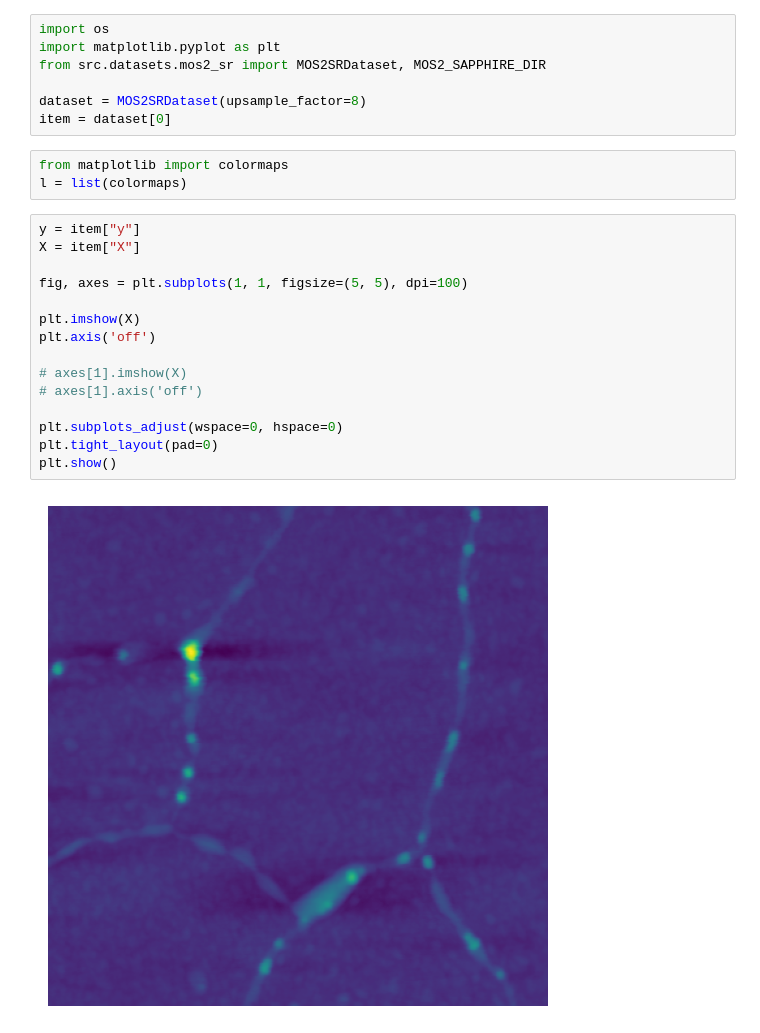
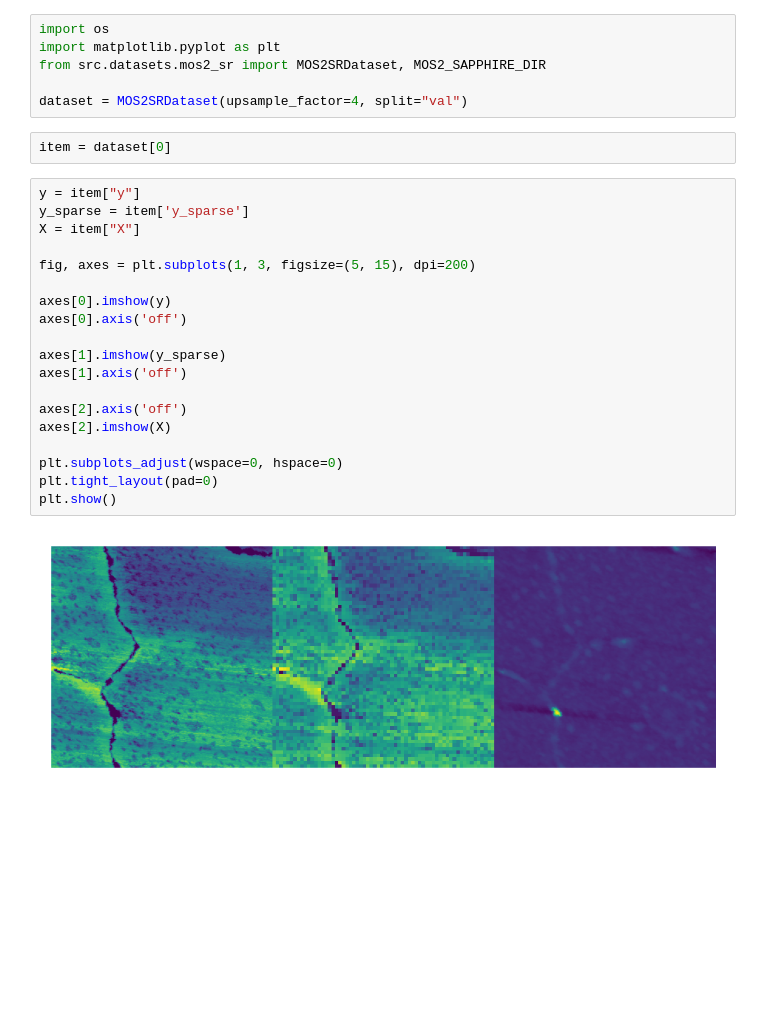
Before and after one commit to UNITES-Lab/sparse-cafm, a Jupyter notebook: ___baselines.ipynb, the cells around one changed output. Cells and saved outputs as stored; diff of their text form; blank space fills up the shorter version.

```diff
--- a/___baselines.ipynb
+++ b/___baselines.ipynb
@@ -3,25 +3,27 @@ import os
 import matplotlib.pyplot as plt
 from src.datasets.mos2_sr import MOS2SRDataset, MOS2_SAPPHIRE_DIR
 
-dataset = MOS2SRDataset(upsample_factor=8)
-item = dataset[0]
+dataset = MOS2SRDataset(upsample_factor=4, split="val")
-# %%
-from matplotlib import colormaps
-l = list(colormaps)
+# %%
+item = dataset[0]
 # %%
 y = item["y"]
+y_sparse = item['y_sparse']
 X = item["X"]
 
-fig, axes = plt.subplots(1, 1, figsize=(5, 5), dpi=100)
+fig, axes = plt.subplots(1, 3, figsize=(5, 15), dpi=200)
 
-plt.imshow(X)
-plt.axis('off')
+axes[0].imshow(y)
+axes[0].axis('off')
 
-# axes[1].imshow(X)
-# axes[1].axis('off')
+axes[1].imshow(y_sparse)
+axes[1].axis('off')
+
+axes[2].axis('off')
+axes[2].imshow(X)
 
 plt.subplots_adjust(wspace=0, hspace=0)
 plt.tight_layout(pad=0)
 plt.show()
 # %% [output]
-[figure, old version]
+[figure, new version]
```
Also changed, not shown: parts of 14 cells of this notebook, 4 other files.
